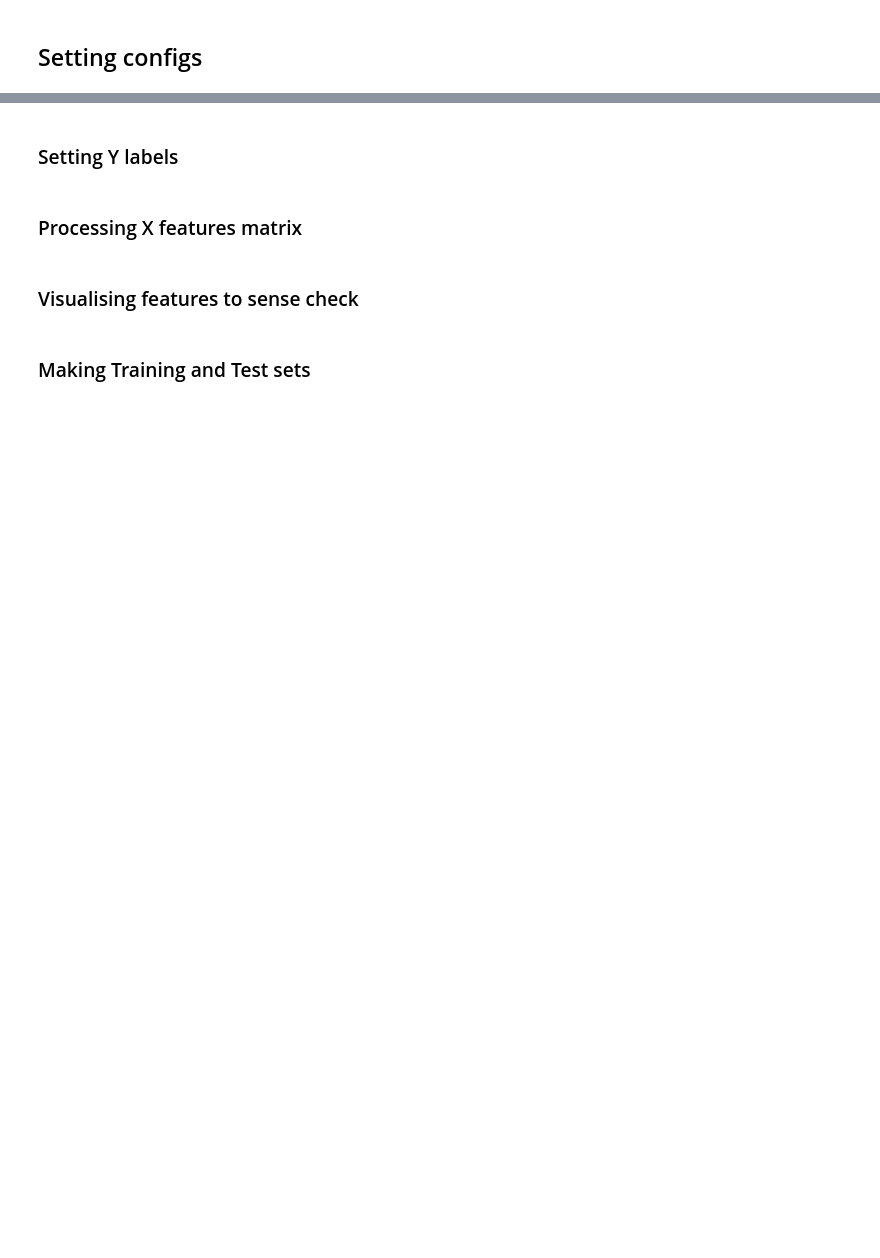
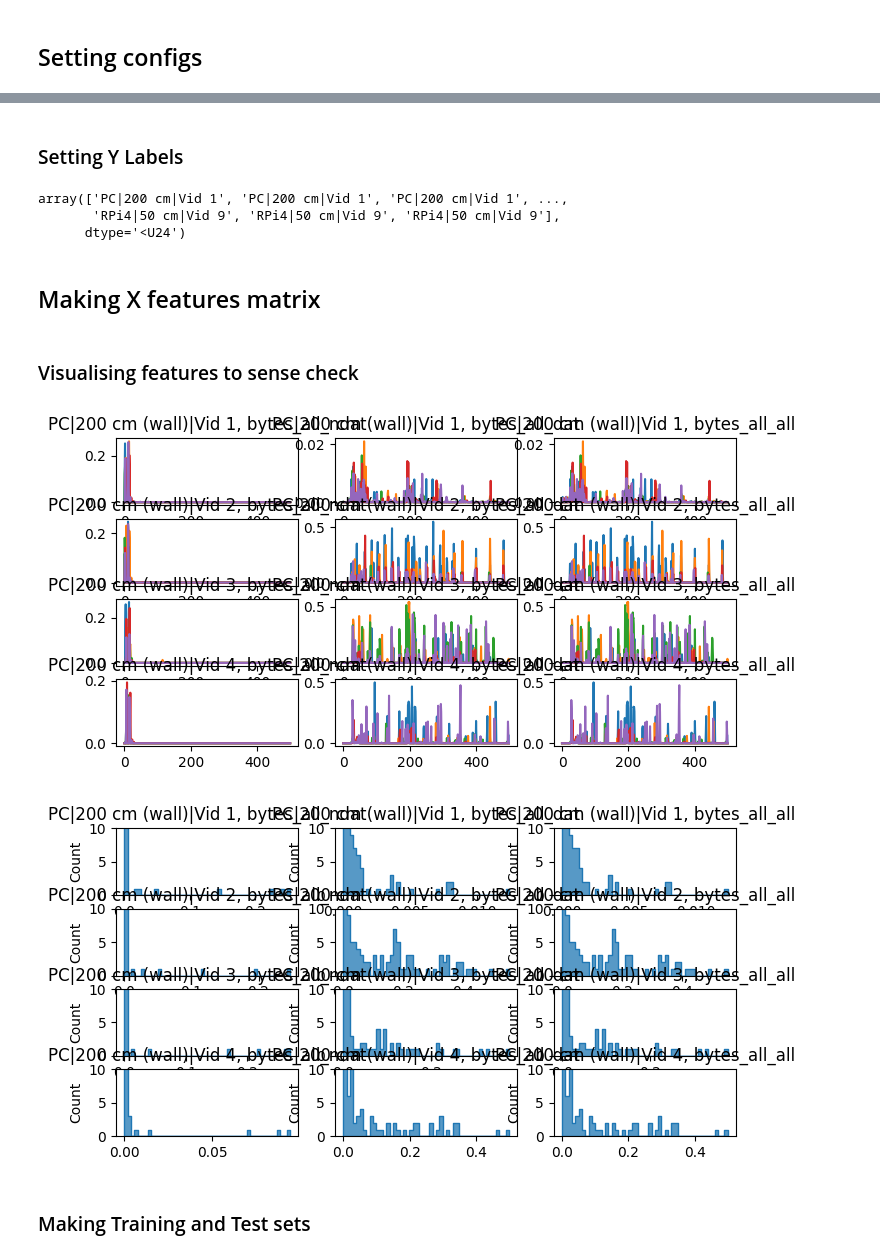
Before and after one commit to tlee08/XL-NTA_honours_dev, a Jupyter notebook: 3_classify/WLAN_CNN.ipynb, the cells around one changed output, grey strips where cells are left out. Cells and saved outputs as stored; diff of their text form; code cells hidden in the pictures; blank space fills up the shorter version.

```diff
--- a/3_classify/WLAN_CNN.ipynb
+++ b/3_classify/WLAN_CNN.ipynb
@@ -12,10 +53,13 @@ import matplotlib.pyplot as plt
 ## Setting configs
 # %%
 # Directory storing the CSI and WLAN captures
-resources_dir = "/Volumes/tim_details/tim_honours/CAPTURES"
+resources_dir = resources_dir = "/Volumes/tim_details/tim_honours/CAPTURES"
 
 # Directory to save plots to
 plt_dir = "/Users/timothylee/Desktop/Uni/Yr5/Honours/honours_thesis/figures/plt_figs/"
+
+# Directory to save models to
+models_dir = "/Volumes/tim_details/tim_honours/models"
 
 # Supress pd scientific notation
 pd.set_option('display.float_format', '{:.6f}'.format)
@@ -33,9 +77,10 @@ plt.rcParams["figure.dpi"] = 100 # 300
 fig_style = "seaborn-v0_8-whitegrid"
 
 # colormaps
-cmap_qual = "pastel"
+cmap_qual = "Pastel1"
 cmap_seq = "viridis"
 cmap_cycl = "twilight"
+cmap_intsy = "Blues"
 
 # Hide warnings
 import warnings
@@ -87,23 +143,17 @@ X_features
 # %% [markdown]
-### Setting Y labels
+### Setting Y Labels
 # %%
 from sklearn.preprocessing import LabelEncoder, LabelBinarizer
 
-# Making a DF of the corresponding label combinations of each sample
-Y = (
-    X_features
-    .index
-    .to_frame()
-    .reset_index(drop=True)
-    .assign(
-        locations=lambda x: x["devices"].str.split(" ").str[1:].str.join(" "),
-        devices=lambda x: x["devices"].str.split(" ").str[0],
-    )
-)
+# Using video as label
+# TODO: can try out different combinations
+labels_to_classify = [
+    "devices",
+    "locations",
+    "videos",
+]
 
-# Using video as label
-labels_to_classify = ["videos", "devices"]
-# TODO: can try out different combinations
+# Making label combos to use
 y = np.array(
     ["|".join(x) for x in Y[labels_to_classify].values]
 )
@@ -115,13 +165,39 @@ lb.fit(y)
 y_lb = lb.transform(y)
 
 y
+# %% [output]
+array(['PC|200 cm|Vid 1', 'PC|200 cm|Vid 1', 'PC|200 cm|Vid 1', ...,
+       'RPi4|50 cm|Vid 9', 'RPi4|50 cm|Vid 9', 'RPi4|50 cm|Vid 9'],
+      dtype='<U24')
 # %% [markdown]
-### Processing X features matrix
+## Making X features matrix
 # %%
-from sklearn.preprocessing import MinMaxScaler, StandardScaler, FunctionTransformer
+# Making a 3D features matrix
+feature_channels = [
+    # (with non-data, data, and all frames)
+    # Uplink
+    # "frames_up_ndat",
+    # "bytes_up_ndat",
+    # "frames_up_dat",
+    # "bytes_up_dat",
+    # "frames_up_all",
+    # "bytes_up_all",
+    # Downlink
+    # "frames_dn_ndat",
+    # "bytes_dn_ndat",
+    # "frames_dn_dat",
+    # "bytes_dn_dat",
+    # "frames_dn_all",
+    # "bytes_dn_all",
+    # All
+    # "frames_all_ndat",
+    "bytes_all_ndat",
+    # "frames_all_dat",
+    "bytes_all_dat",
+    # "frames_all_all",
+    "bytes_all_all",
+]
 
-# Making a 3D features matrix
-feature_channels = ['frames_all_ndat', 'frames_all_dat', 'bytes_all_all']
 # Axes format is (instance, time, feature_channel)
 X_features_matr = (
     np.array(
@@ -145,34 +221,37 @@ X_features_matr_scaled[np.isnan(X_features_matr_scaled)] = 0
 # Line plots through time for some labels
 fig = plt.figure(figsize=(8, 4))
 axes = fig.subplots(nrows=4, ncols=X_features_matr_scaled.shape[2]).reshape(-1, X_features_matr_scaled.shape[2])
 # For each label (given n labels)
 for i in np.arange(axes.shape[0]):
     # For each feature channel
     for j in np.arange(axes.shape[1]):
         lab = np.unique(y)[i]
         feature = feature_channels[j]
         axes[i, j].plot(
             X_features_matr_scaled[y == lab][:5, :, j].T
         )
         axes[i, j].set_title(f"{lab}, {feature}")
 
 # Hist plots of each feature's value frequency for some instances
 fig = plt.figure(figsize=(8, 4))
 axes = fig.subplots(nrows=4, ncols=X_features_matr_scaled.shape[2]).reshape(-1, X_features_matr_scaled.shape[2])
 # For each label (given n labels)
 for i in np.arange(axes.shape[0]):
     # For each feature channel
     for j in np.arange(axes.shape[1]):
         lab = np.unique(y)[i]
         feature = feature_channels[j]
         sns.histplot(
-            (X_features_matr[0, :, j]),
+            (X_features_matr_scaled[y == lab][0, :, j]),
             element="step",
             bins=50,
             ax=axes[i, j],
         )
         axes[i, j].set_ylim(0, 10)
         axes[i, j].set_title(f"{lab}, {feature}")
+# %% [output]
+[figure, added]
+[figure, added]
 # %% [markdown]
 ### Making Training and Test sets
 # %%
```
Also changed, not shown: parts of 28 cells of this notebook, 1 other file.
